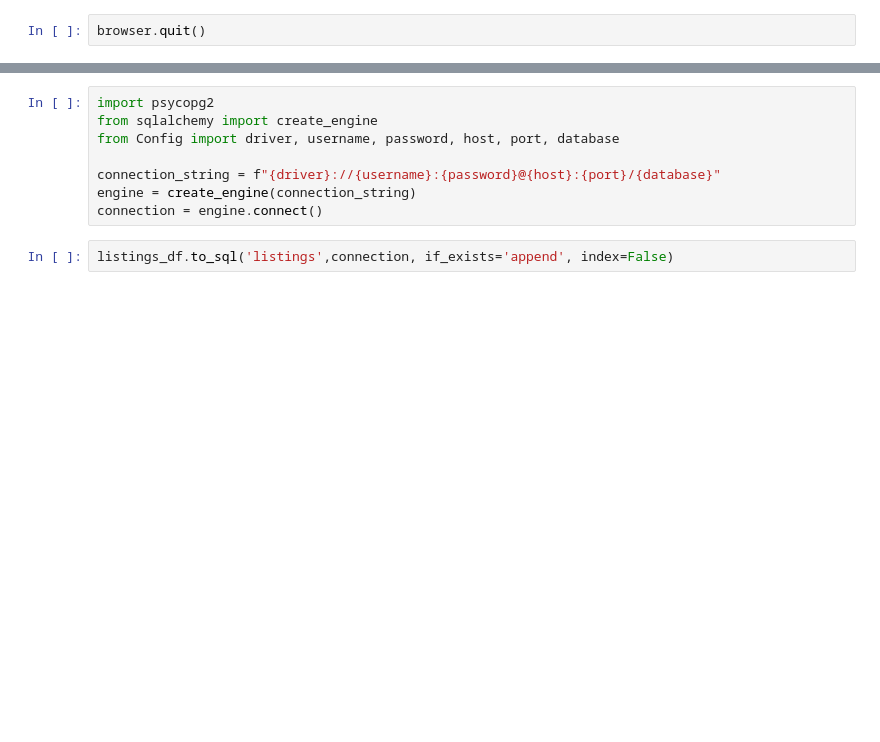
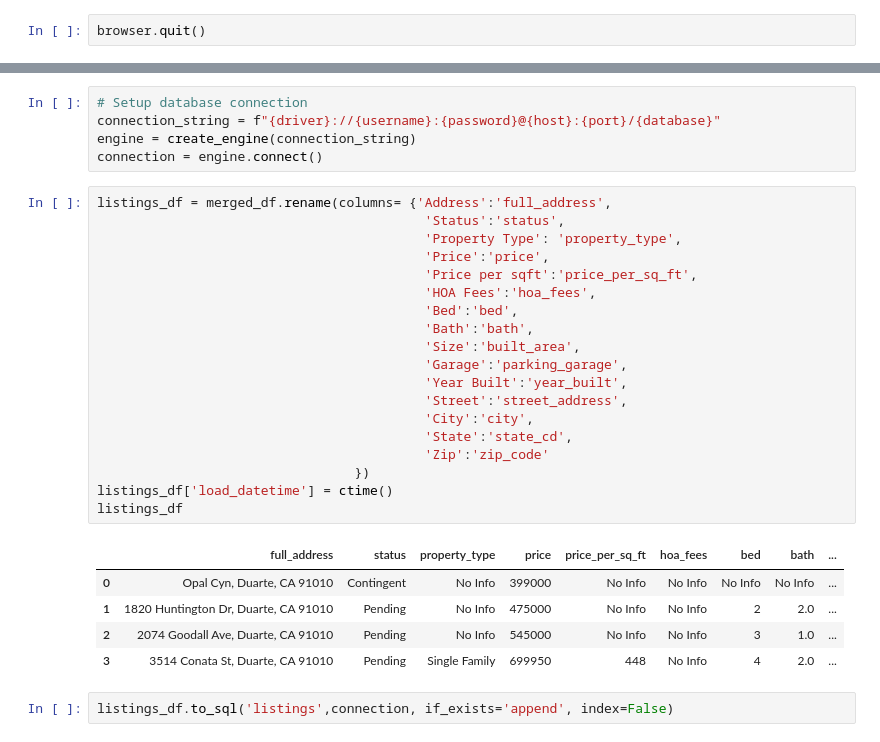
Before and after one commit to kevogil/real-estate-web-scrape, a Jupyter notebook: Listings.ipynb, the cells around one changed output, grey strips where cells are left out. Saved outputs shown, nothing was run; the diff lists cells and outputs as text; blank space fills up the shorter version.

```diff
--- a/Listings.ipynb
+++ b/Listings.ipynb
@@ -126,11 +241,33 @@ browser.quit()
 # %%
-import psycopg2
-from sqlalchemy import create_engine
-from Config import driver, username, password, host, port, database
-
+# Setup database connection
 connection_string = f"{driver}://{username}:{password}@{host}:{port}/{database}"
 engine = create_engine(connection_string)
 connection = engine.connect()
+# %%
+listings_df = merged_df.rename(columns= {'Address':'full_address',
+                                          'Status':'status',
+                                          'Property Type': 'property_type',
+                                          'Price':'price',
+                                          'Price per sqft':'price_per_sq_ft',
+                                          'HOA Fees':'hoa_fees',
+                                          'Bed':'bed',
+                                          'Bath':'bath',
+                                          'Size':'built_area',
+                                          'Garage':'parking_garage',
+                                          'Year Built':'year_built',
+                                          'Street':'street_address',
+                                          'City':'city',
+                                          'State':'state_cd',
+                                          'Zip':'zip_code'
+                                 })
+listings_df['load_datetime'] = ctime()
+listings_df
+# %% [output]
+|  | full_address | status | property_type | price | price_per_sq_ft | hoa_fees | bed | bath | ... |
+| 0 | Opal Cyn, Duarte, CA 91010 | Contingent | No Info | 399000 | No Info | No Info | No Info | No Info | ... |
+| 1 | 1820 Huntington Dr, Duarte, CA 91010 | Pending | No Info | 475000 | No Info | No Info | 2 | 2.0 | ... |
+| 2 | 2074 Goodall Ave, Duarte, CA 91010 | Pending | No Info | 545000 | No Info | No Info | 3 | 1.0 | ... |
+| 3 | 3514 Conata St, Duarte, CA 91010 | Pending | Single Family | 699950 | 448 | No Info | 4 | 2.0 | ... |
 # %%
 listings_df.to_sql('listings',connection, if_exists='append', index=False)
 # %%
```
Also changed, not shown: parts of 15 cells of this notebook, 3 other files.
